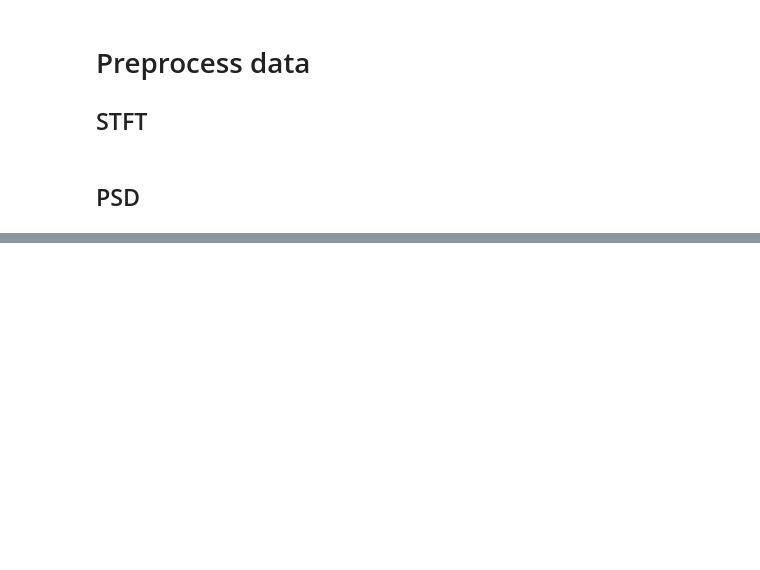
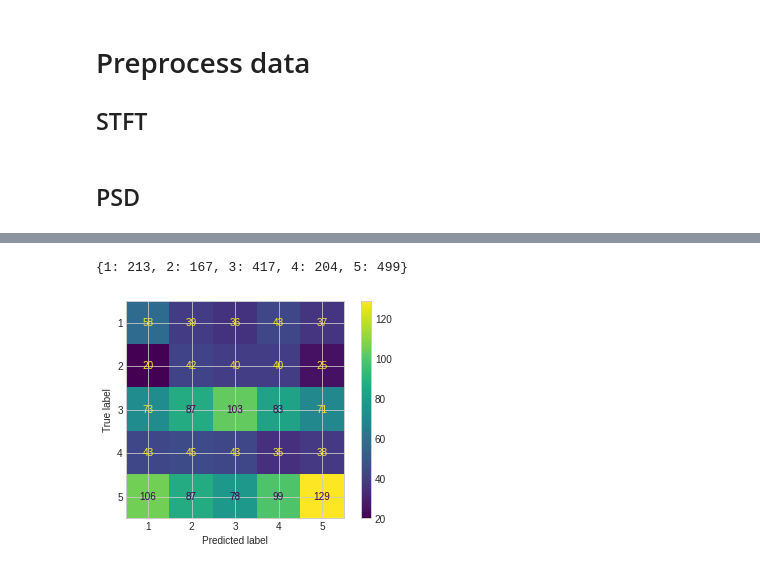
Before and after one commit to akraradets/2021JanHCI, a Jupyter notebook: 4-redo-process/01-emotion.ipynb, the cells around one changed output, grey strips where cells are left out. Drawn from its saved outputs; the diff is of its cells as text; code cells hidden in the pictures; blank space fills up the shorter version.

```diff
--- a/4-redo-process/01-emotion.ipynb
+++ b/4-redo-process/01-emotion.ipynb
@@ -299,0 +306,13 @@ array([1, 3, 1, ..., 1, 5, 1])
+# %%
+bin = dict({
+    1: 0,
+    2: 0,
+    3: 0,
+    4: 0,
+    5: 0
+    })
+
+for i in y:
+    bin[i] = bin[i] + 1
+
+print(bin)
@@ -457,0 +489,14 @@ for i in bast_image_model.predict(image_X):
+# %%
+best_audio_model.predict(audio_X)
+ans = best_audio_model.predict(normalize(audio_X,axis=0))
+label = audio_y
+cm = confusion_matrix(ans, label)
+ConfusionMatrixDisplay(cm, display_labels=[1,2,3,4,5]).plot()
+# print(cm)
+bin = dict({1: 0, 2: 0, 3: 0, 4: 0, 5: 0 })
+for i in ans:
+    bin[i] = bin[i] + 1
+print(bin)
+# %% [output]
+{1: 213, 2: 167, 3: 417, 4: 204, 5: 499}
+[figure, added]
```
Also changed, not shown: parts of 11 cells of this notebook.
